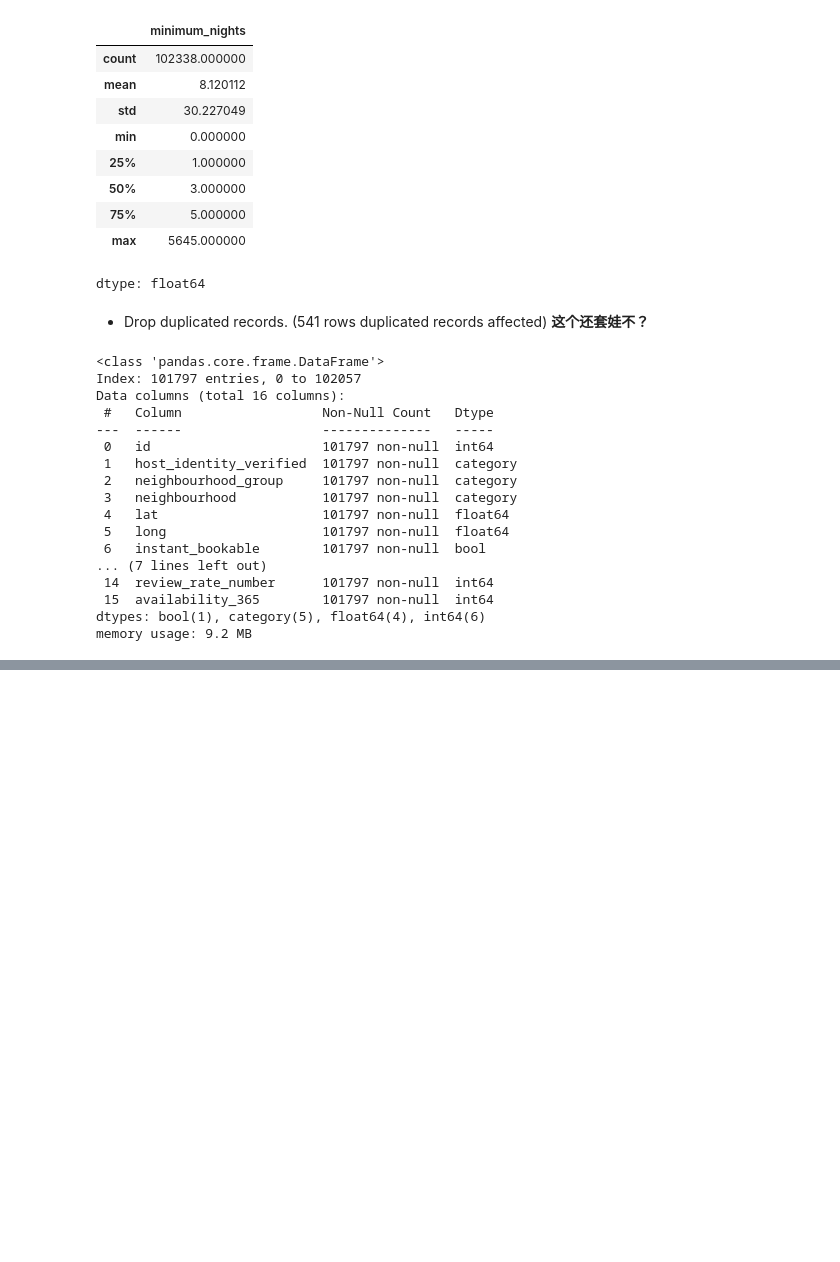
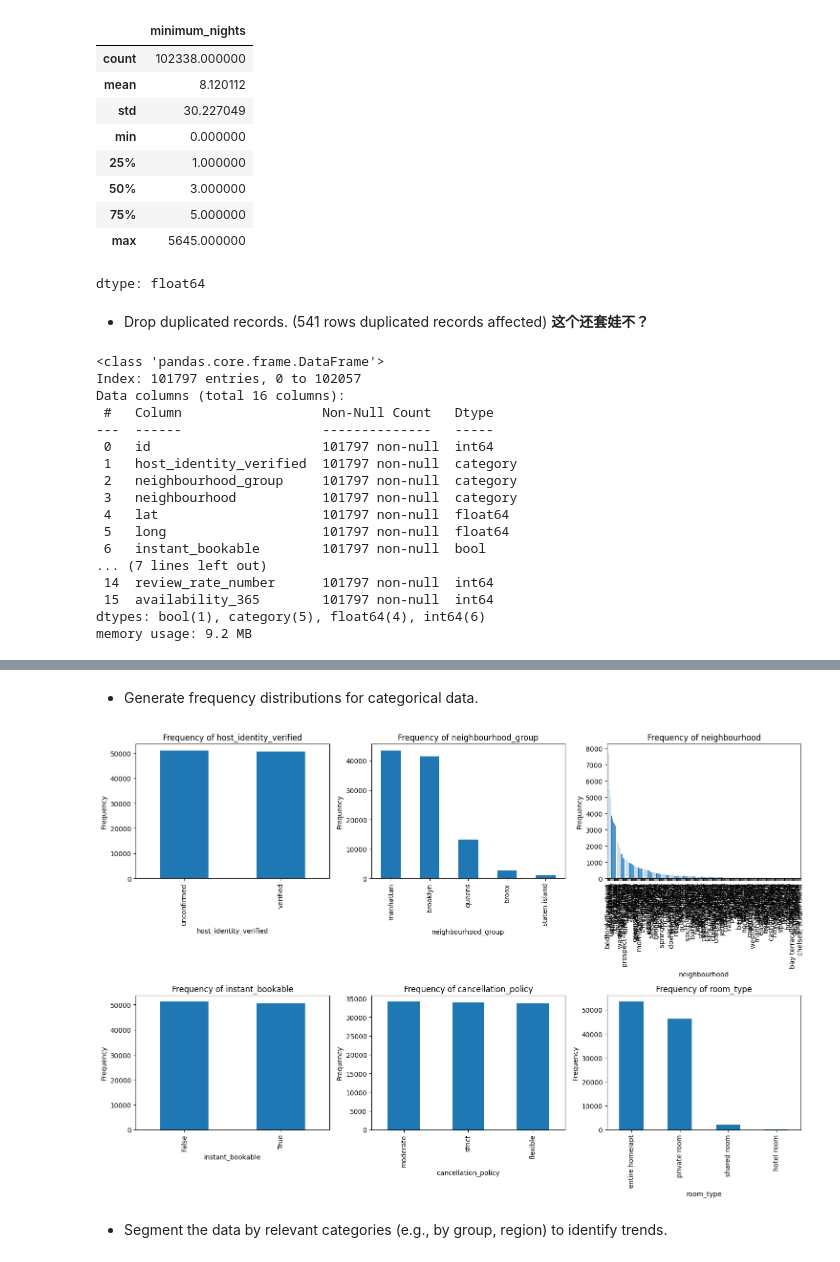
Before and after one commit to tuhanren/Airbnb-Data-Analysis, a Jupyter notebook: Final_Project_Group15.ipynb, the cells around one changed output, grey strips where cells are left out. Drawn from its saved outputs; the diff is of its cells as text; code cells hidden in the pictures; blank space fills up the shorter version.

```diff
--- a/Final_Project_Group15.ipynb
+++ b/Final_Project_Group15.ipynb
@@ -619,0 +885,13 @@ df.to_csv('df_cleaned.csv', index=False)
+# %% [markdown]
+
+
+*   Generate frequency distributions for categorical data.
+# %%
+freq_distributions = generate_frequency_distributions(df, include_bool=True)
+plot_frequency_grid(freq_distributions, cols_per_row=3)
+# %% [output]
+[figure, added]
+# %% [markdown]
+
+
+*   Segment the data by relevant categories (e.g., by group, region) to identify trends.
```
Also changed, not shown: parts of 10 cells of this notebook.
